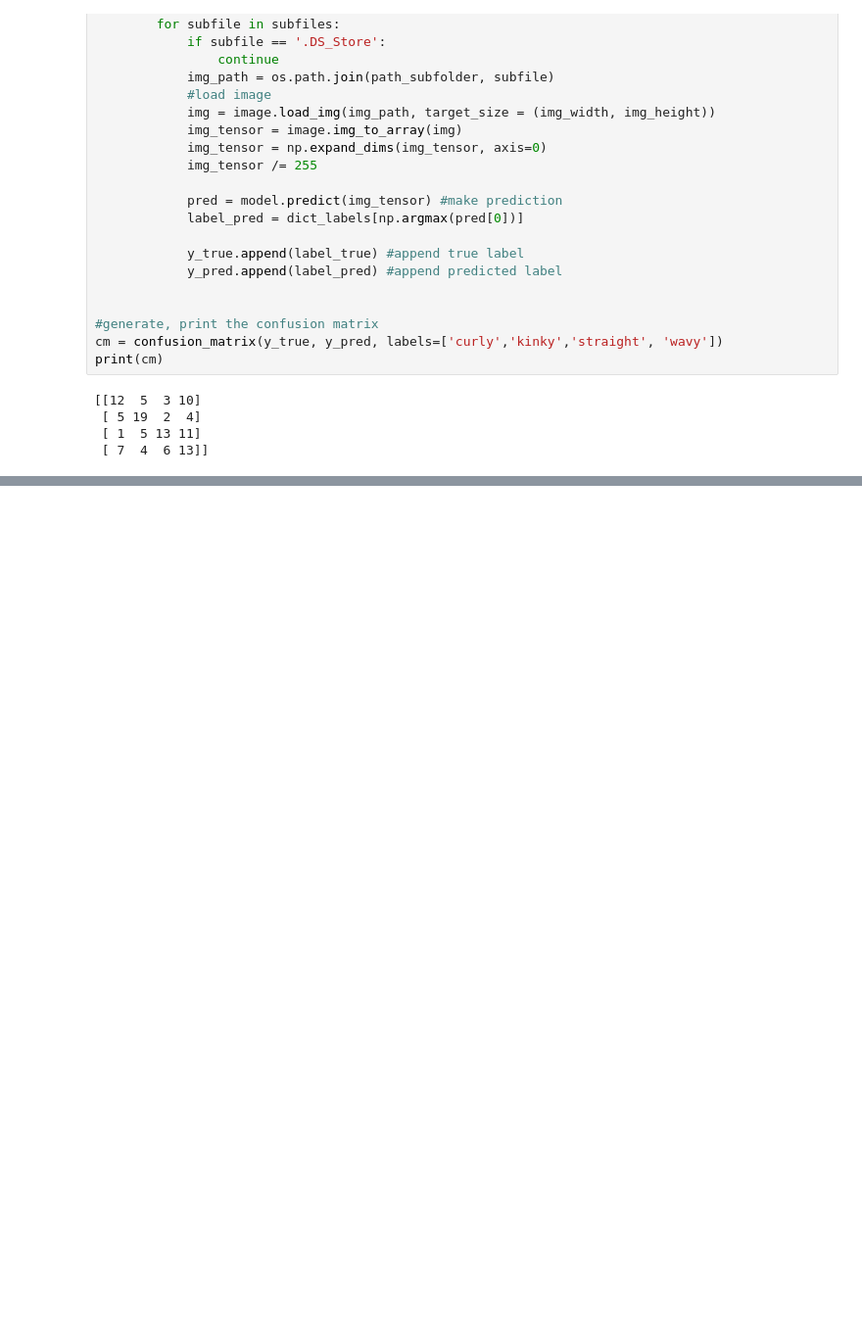
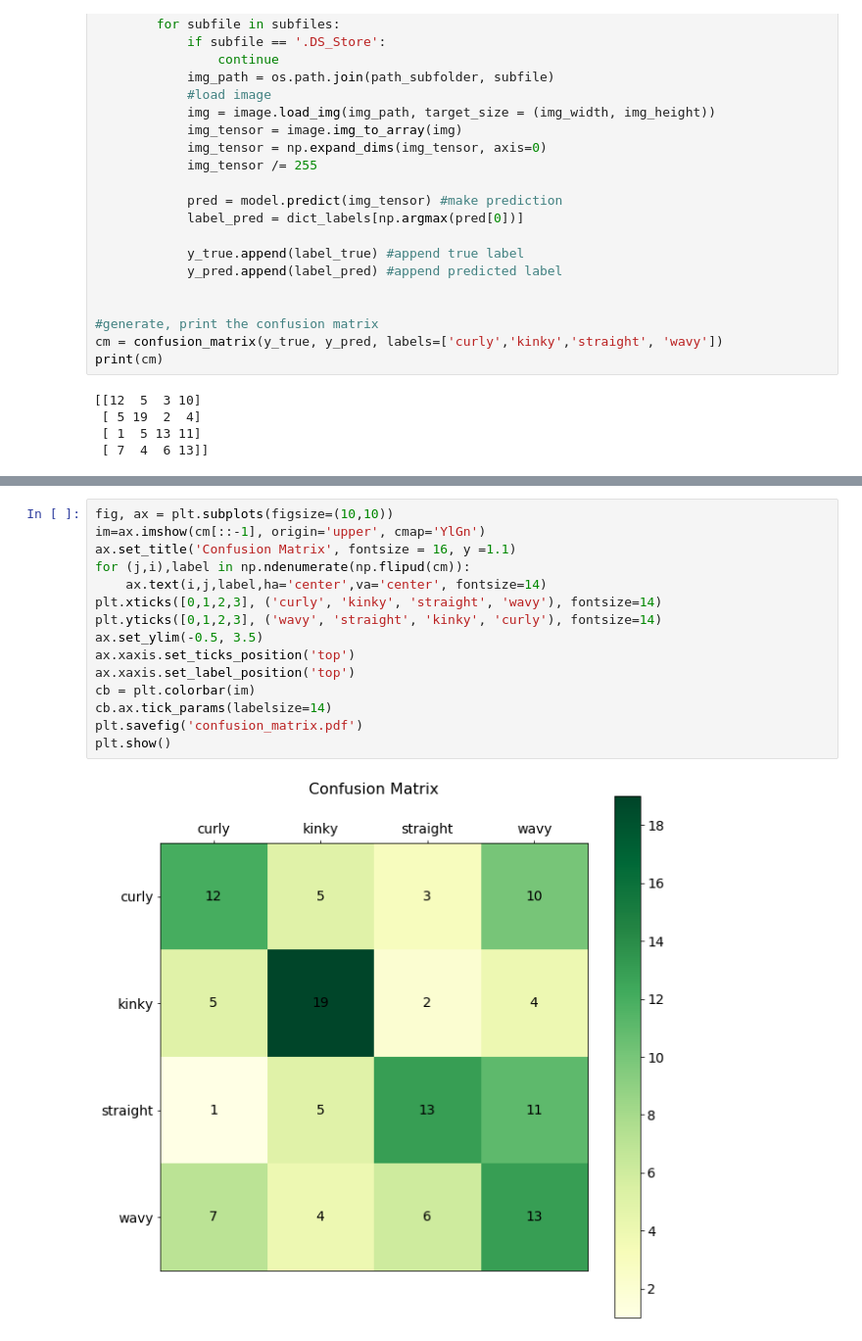
Before and after one commit to jsbridge/insight_code, a Jupyter notebook: cnn_from_scratch.ipynb, the cells around one changed output, grey strips where cells are left out. Shown at 98% size. Cells and saved outputs as stored; diff of their text form; blank space fills up the shorter version.

```diff
--- a/cnn_from_scratch.ipynb
+++ b/cnn_from_scratch.ipynb
@@ -179,0 +192,17 @@ print(cm)
+# %%
+fig, ax = plt.subplots(figsize=(10,10))
+im=ax.imshow(cm[::-1], origin='upper', cmap='YlGn')
+ax.set_title('Confusion Matrix', fontsize = 16, y =1.1)
+for (j,i),label in np.ndenumerate(np.flipud(cm)):
+    ax.text(i,j,label,ha='center',va='center', fontsize=14)
+plt.xticks([0,1,2,3], ('curly', 'kinky', 'straight', 'wavy'), fontsize=14)
+plt.yticks([0,1,2,3], ('wavy', 'straight', 'kinky', 'curly'), fontsize=14)
+ax.set_ylim(-0.5, 3.5)
+ax.xaxis.set_ticks_position('top')
+ax.xaxis.set_label_position('top')
+cb = plt.colorbar(im)
+cb.ax.tick_params(labelsize=14)
+plt.savefig('confusion_matrix.pdf')
+plt.show()
+# %% [output]
+[figure, added]
```
Also changed, not shown: parts of 5 cells of this notebook, 34 other files.
